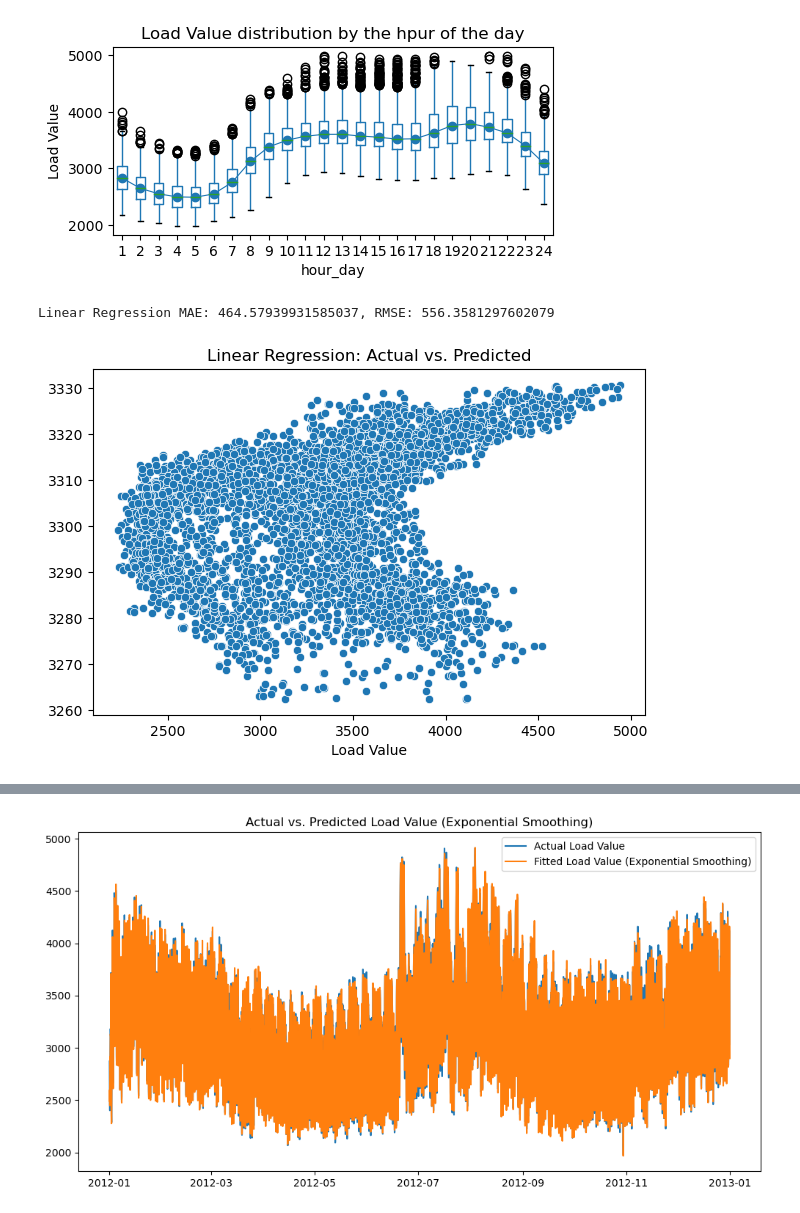
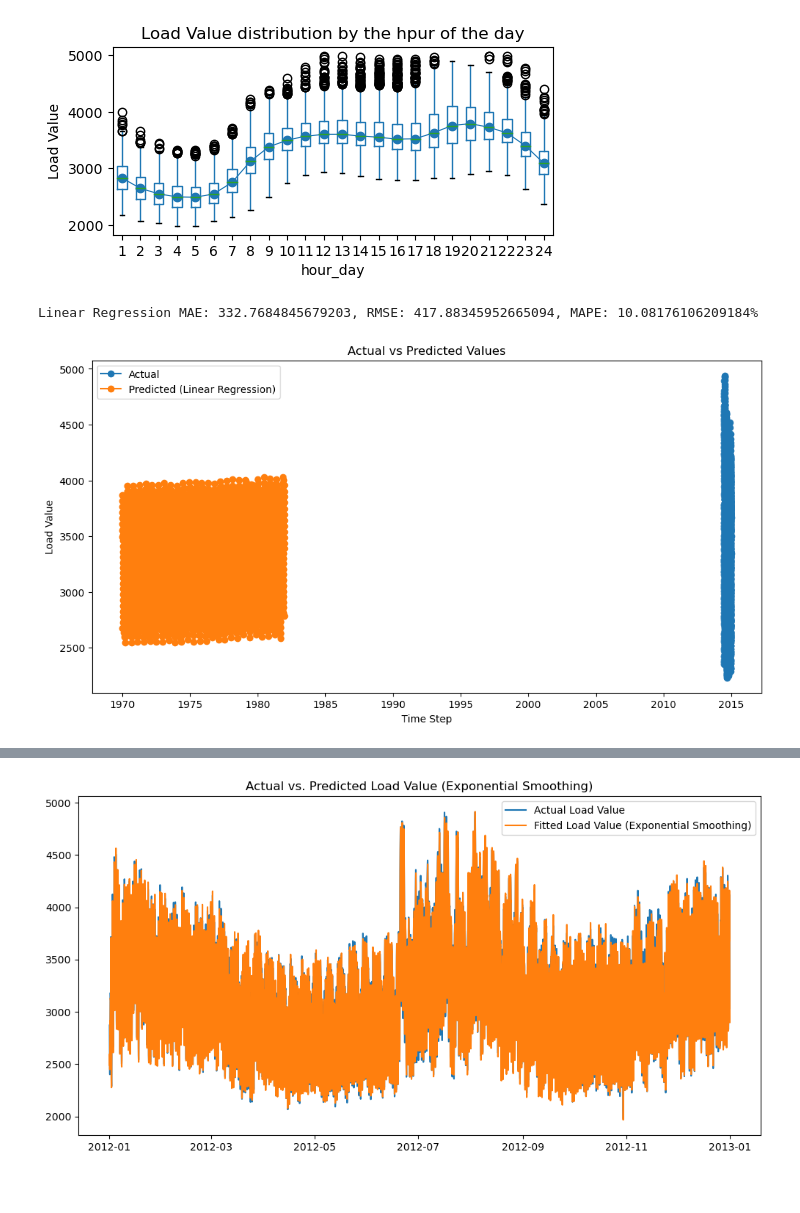
Before and after one commit to valerio1221/Minnd, a Jupyter notebook: t2.ipynb, the cells around one changed output, grey strips where cells are left out. Cells and saved outputs as stored; diff of their text form; code cells hidden in the pictures.

```diff
--- a/t2.ipynb
+++ b/t2.ipynb
@@ -388,34 +392,43 @@ X_test, y_test = test_data.drop('Load Value', axis=1), test_data['Load Value']
 # %%
 # Machine Learning Models
 # Start by initialize the regression models:
 # 1) Linear Regression
 linear_model = LinearRegression()
 
 # Start by do the train model
 linear_model.fit(X_train, y_train)
 
 # Make the prediction
 linear_pred = linear_model.predict(X_test)
 
 # Evaluate model
 linear_mae = mean_absolute_error(y_test, linear_pred)
 
 linear_rmse = mean_squared_error(y_test, linear_pred, squared=False)
 
-print(f"Linear Regression MAE: {linear_mae}, RMSE: {linear_rmse}")
+linear_mape = calculate_mape(y_test, linear_pred)
 
-# Visualize predicted vs. actual values
-plt.figure(figsize=(12, 8))
+print(f"Linear Regression MAE: {linear_mae}, RMSE: {linear_rmse}, MAPE: {linear_mape}%")
 
-plt.subplot(2, 2, 1)
-sns.scatterplot(x=y_test, y=linear_pred)
-plt.title("Linear Regression: Actual vs. Predicted")
+# Example with Linear Regression
+y_pred_best_lr = linear_pred
 
-plt.tight_layout()
+plt.figure(figsize=(12, 6))
+
+# Plot actual values
+plt.plot(y_test, label='Actual', marker='o')
+
+# Plot predicted values for Linear Regression
+plt.plot(y_pred_best_lr, label='Predicted (Linear Regression)', marker='o')
+
+plt.title('Actual vs Predicted Values')
+plt.xlabel('Time Step')
+plt.ylabel('Load Value')
+plt.legend()
 plt.show()
 # %% [output]
-Linear Regression MAE: 464.57939931585037, RMSE: 556.3581297602079
+Linear Regression MAE: 332.7684845679203, RMSE: 417.88345952665094, MAPE: 10.08176106209184%
-[figure, old version]
+[figure, new version]
 # %%
 # 2) Decision Tree Regression
 tree_model = DecisionTreeRegressor()
```
Also changed, not shown: parts of 5 cells of this notebook.
